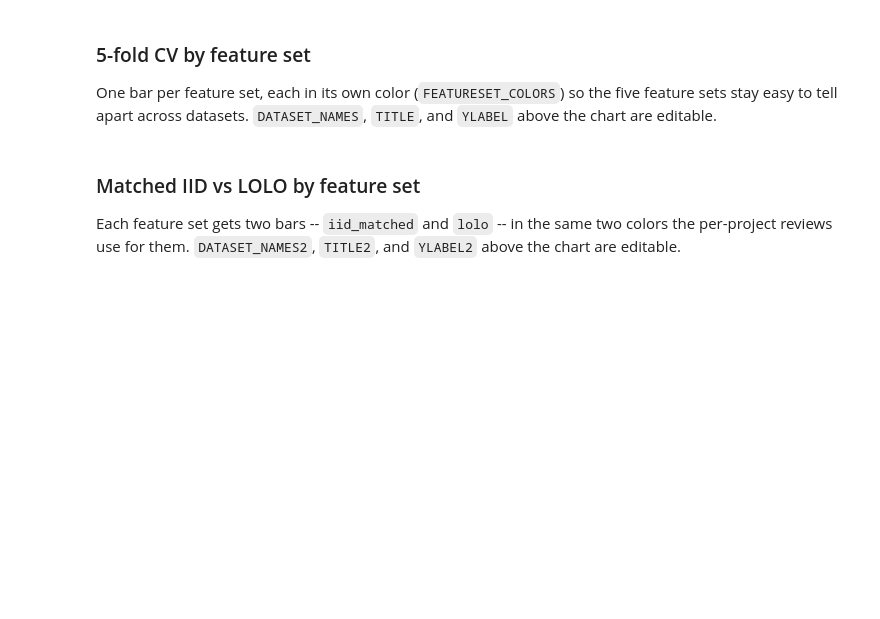
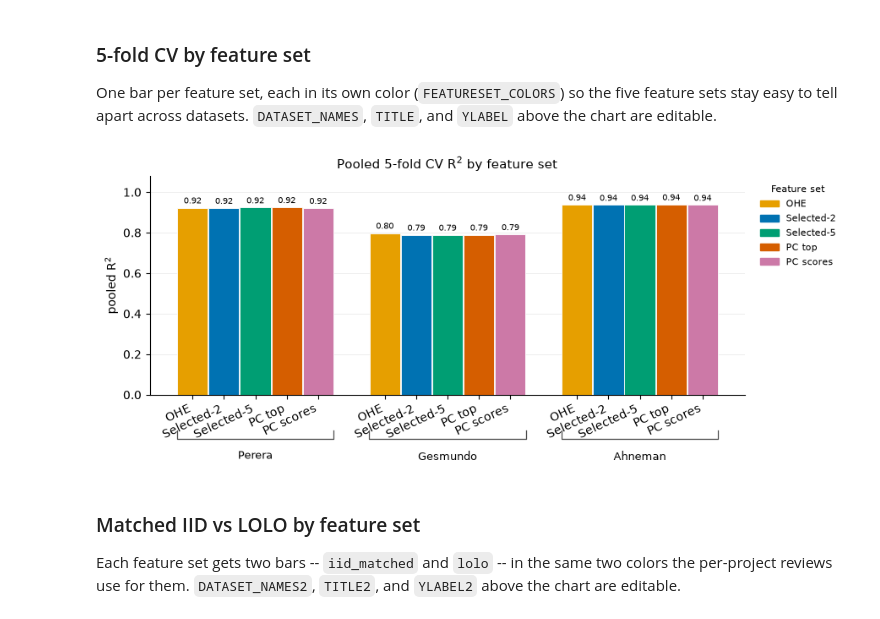
Before and after one commit to ddomlab/DOPE-MURI, a Jupyter notebook: compare_featuresets.ipynb, the cells around one changed output. Cells and saved outputs as stored; diff of their text form; code cells hidden in the pictures; blank space fills up the shorter version.

```diff
--- a/compare_featuresets.ipynb
+++ b/compare_featuresets.ipynb
@@ -152,7 +177,7 @@ FEATURESET_COLORS = {
 # where color encodes dataset rather than method or featureset.
 DATASET_COLORS = {'hazel': 'tab:blue', 'cernak': 'tab:orange', 'rxnpredict': 'tab:green'}
 
-TICK_ANGLE = 15   # shared x-tick rotation for both charts below
+TICK_ANGLE = 25   # shared x-tick rotation for both charts below
 # %% [markdown]
 ### 5-fold CV by feature set
 
@@ -161,7 +186,7 @@ five feature sets stay easy to tell apart across datasets. `DATASET_NAMES`,
 `TITLE`, and `YLABEL` above the chart are editable.
 # %%
 # ---- Editable ----
-DATASET_NAMES = {'hazel': 'Hazel', 'cernak': 'Cernak', 'rxnpredict': 'RxnPredict'}
+DATASET_NAMES = {'hazel': 'Perera', 'cernak': 'Gesmundo', 'rxnpredict': 'Ahneman'}
 TITLE = 'Pooled 5-fold CV R$^2$ by feature set'
 YLABEL = 'pooled R$^2$'
 # -------------------
@@ -178,33 +203,35 @@ bar_colors = [FEATURESET_COLORS[fs] for fs in FEATURESET_ORDER]
 
 fig, ax = plt.subplots(figsize=(9, 4.5))
 values_by_dataset = {}
 for group_pos, dataset in zip(positions, datasets):
     part = combined[(combined.dataset == dataset) & (combined.method == METHOD)]
     values = part.set_index('featureset').reindex(FEATURESET_ORDER)[METRIC].to_numpy()
     values_by_dataset[dataset] = values
     bars = ax.bar(group_pos, values, width=0.78, edgecolor='white', linewidth=0.6,
                    color=bar_colors)
     label_bars(ax, bars, values, fontsize=7)
 
 ax.set_xticks(np.concatenate(positions))
 ax.set_xticklabels(FEATURESET_ORDER * len(datasets), rotation=TICK_ANGLE, ha='right')
 draw_group_brackets(ax, bounds, [DATASET_NAMES[d] for d in datasets])
 
 legend_handles = [plt.Rectangle((0, 0), 1, 1, color=FEATURESET_COLORS[fs]) for fs in FEATURESET_ORDER]
 ax.legend(legend_handles, FEATURESET_ORDER, title='Feature set', fontsize=8, title_fontsize=8,
           frameon=False, loc='upper left', bbox_to_anchor=(1.01, 1.0))
 
 ax.set(xlabel='', ylabel=YLABEL)
 ax.set_title(TITLE, fontsize=11)
 set_bar_ylim(ax, np.concatenate(list(values_by_dataset.values())))
 ax.spines[['top', 'right']].set_visible(False)
 ax.grid(axis='y', alpha=0.25, linewidth=0.6)
 ax.set_axisbelow(True)
 fig.tight_layout()
 fig.subplots_adjust(bottom=0.34)
 
 display(fig)
 plt.close(fig)
+# %% [output]
+[figure, added]
 # %% [markdown]
 ### Matched IID vs LOLO by feature set
 
```
Also changed, not shown: parts of 4 cells of this notebook.
